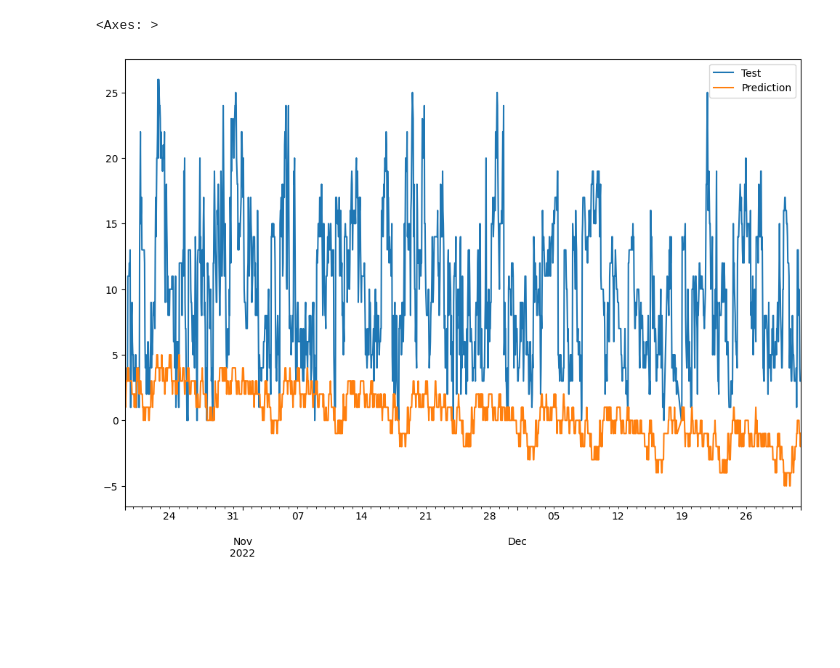
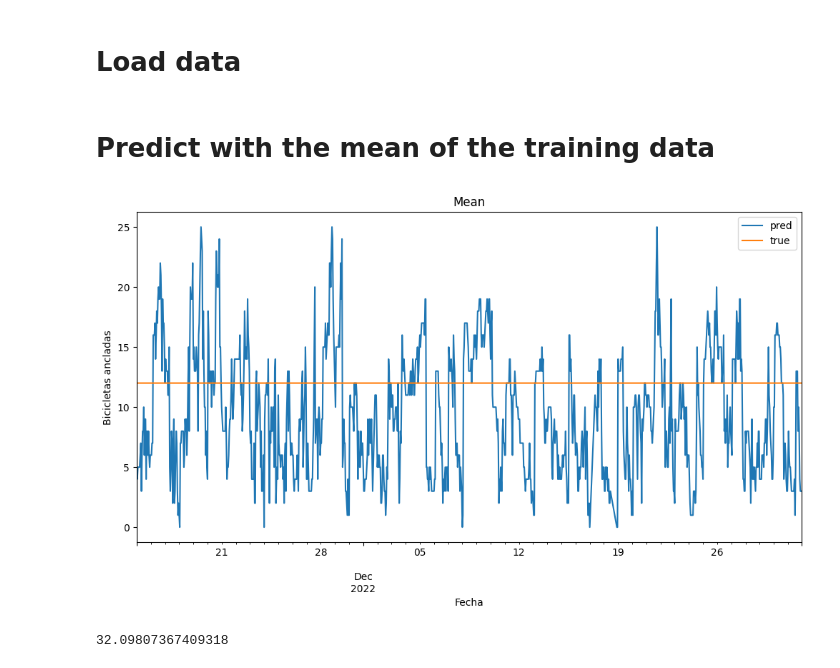
Before and after one commit to Pabloo22/bicimad, a Jupyter notebook: notebooks/entrega/baselines.ipynb, the cells around one changed output. Cells and saved outputs as stored; diff of their text form; code cells hidden in the pictures; blank space fills up the shorter version.

```diff
--- a/notebooks/entrega/baselines.ipynb
+++ b/notebooks/entrega/baselines.ipynb
@@ -24,13 +17,31 @@ train, test = temporal_train_test_split(stations_timeseries, test_size=0.2)
+# %% [markdown]
+# Load data
+# %%
+config = get_config()
+
+# Load data
+train, test = load_train_test(path=config.processed_data_path)
+
+# Get ony station 90
+train = train[['90']].squeeze()
+test = test[['90']].squeeze()
+# %% [markdown]
+# Predict with the mean of the training data
+# %%
+train_mean = train.mean().round(0)
+
+pred_mean = pd.Series(train_mean, index=test.index)
+# %%
+plot_pred_vs_actual(test, pred_mean, title='Mean')
+# %% [output]
+[figure, added]
+# %%
+mean_squared_error(test, pred_mean)
+# %% [output]
+32.09807367409318
 # %%
 model = ExponentialSmoothing(sp=24*7, trend='add', seasonal='add')
 
 model.fit(train)
 
 pred = model.predict(fh=test.index).round(0)
-# %%
-both = pd.concat([test, pred], axis=1)
-both.columns = ['Test', 'Prediction']
-both.plot(figsize=(12, 8))
-# %% [output]
-<Axes: >
-[figure, removed]
```
Also changed, not shown: parts of 16 cells of this notebook.
